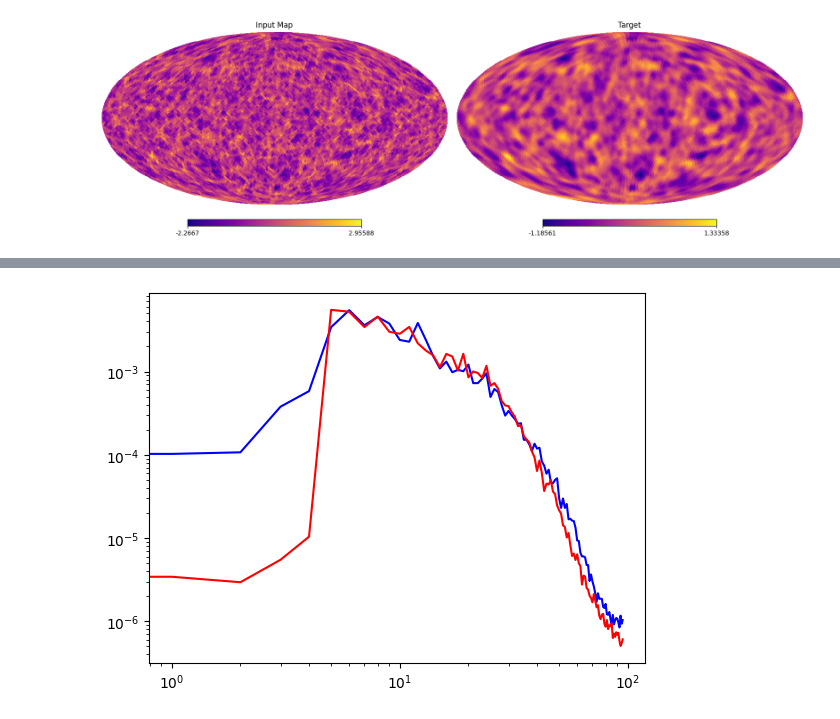
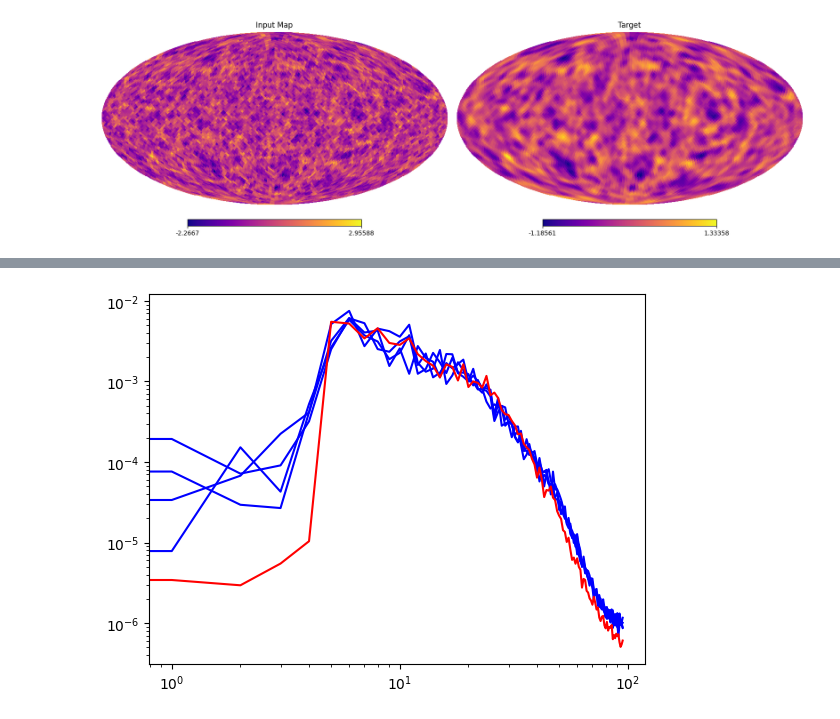
Before and after one commit to Eralys/STL_dev, a Jupyter notebook: STL_main/Certif_Healpix_Kernel_Torch/Certification_Notebook_Healpix_kernel.ipynb, the cells around one changed output, grey strips where cells are left out. Drawn from its saved outputs; the diff is of its cells as text; code cells hidden in the pictures.

```diff
--- a/STL_main/Certif_Healpix_Kernel_Torch/Certification_Notebook_Healpix_kernel.ipynb
+++ b/STL_main/Certif_Healpix_Kernel_Torch/Certification_Notebook_Healpix_kernel.ipynb
@@ -74,5 +35,5 @@ for j in range(4):
         hp.mollview(w_data[k].cpu().numpy(),nest=True,hold=False,sub=(4,4,1+k+4*j))
 
     #l_data=w_op.apply_smooth(l_data,copy=True)
-    l_data=l_data.downsample(j+1)
+    l_data=w_op.downsample(data,j+1)
 # %% [output]
@@ -171,10 +134,12 @@ gu,histo = optimize_scattering_LBFGS(
         g_target,
         DataClass,
         SO,
+        nbatch=4,
         max_iter=100,
         lr=1.0,
+        print_iter=1,
         history_size=50,
-        verbose=True,
-    )
+        verbose=True)
+
 u = g.invert(gu)
 # %% [output]
@@ -192,5 +163,9 @@ u = g.invert(gu)
 # %%
 plt.figure(figsize=(16,6))
-hp.mollview(u.cpu().numpy(),nest=True,hold=False,sub=(1,2,1),cmap='plasma',title='Synthetised',min=-2,max=2)
+hp.mollview(u[0].cpu().numpy(),nest=True,hold=False,sub=(1,2,1),cmap='plasma',title='Synthetised #0',min=-2,max=2)
 hp.mollview(target,nest=True,hold=False,sub=(1,2,2),cmap='plasma',title='Target',min=-2,max=2)
+plt.figure(figsize=(16,4))
+for k in range(4):
+    hp.mollview(u[k].cpu().numpy(),nest=True,hold=False,sub=(1,4,1+k),
+                cmap='plasma',title='Synthetised #%d'%(k),min=-2,max=2)
 # %% [output]
@@ -198,10 +174,10 @@ hp.mollview(target,nest=True,hold=False,sub=(1,2,2),cmap='plasma',title='Target'
-# %%
-cl1=hp.anafast(hp.reorder(u.cpu().numpy(),n2r=True))
-cl2=hp.anafast(hp.reorder(target,n2r=True))
 # %%
-plt.plot(cl1,color='b')
+for k in range(4):
+    cl1=hp.anafast(hp.reorder(u[k].cpu().numpy(),n2r=True))
+    plt.plot(cl1,color='b')
+cl2=hp.anafast(hp.reorder(target,n2r=True))
 plt.plot(cl2,color='r')
 plt.yscale('log')
 plt.xscale('log')
 # %% [output]
-[figure, old version]
+[figure, new version]
```
Also changed, not shown: parts of 9 cells of this notebook, 1 other file.
